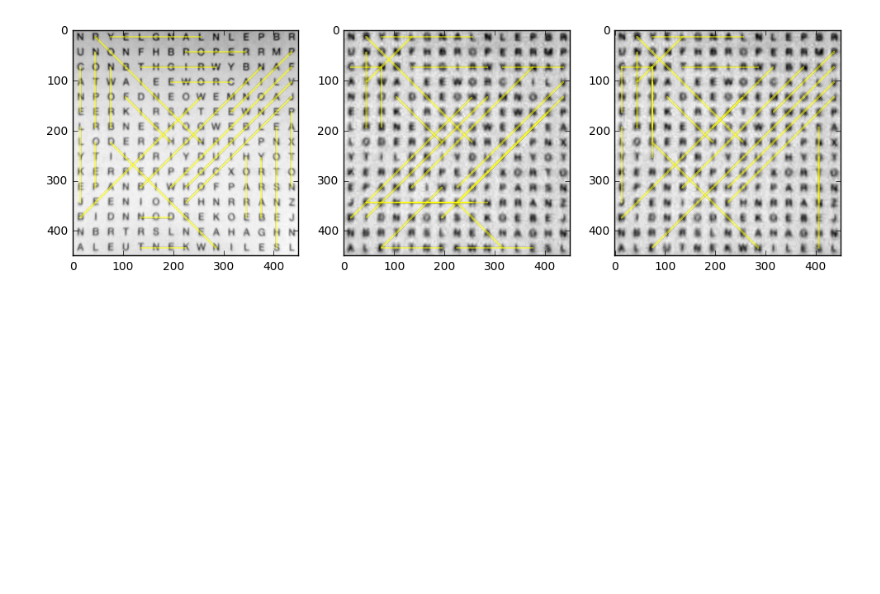
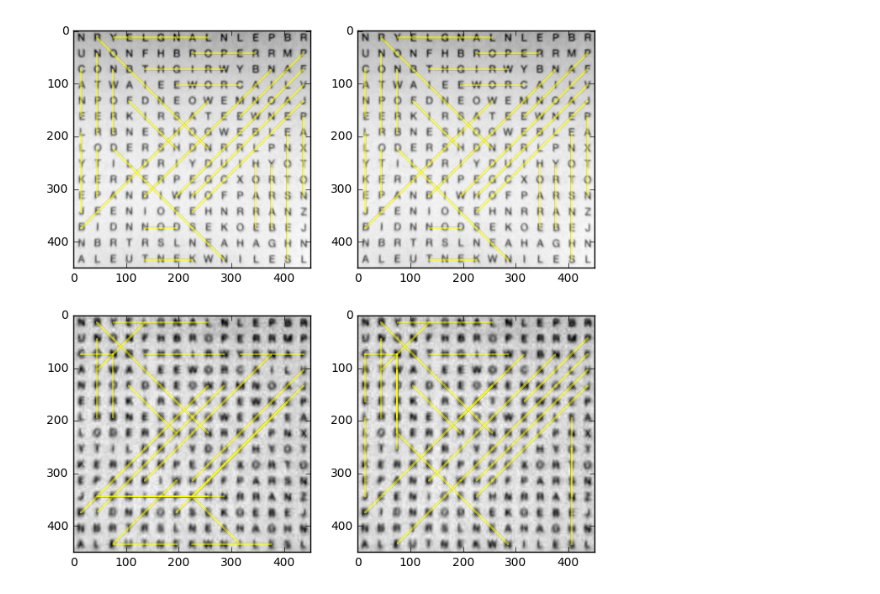
Before and after one commit to jmacmahon/data-driven-assignment-2, a Jupyter notebook: Main.ipynb, the cells around one changed output. Saved outputs shown, nothing was run; the diff lists cells and outputs as text; code cells hidden in the pictures; blank space fills up the shorter version.

```diff
--- a/Main.ipynb
+++ b/Main.ipynb
@@ -7,23 +7,27 @@ import matplotlib.pyplot as plt
 data = load.load_data(load.DEFAULT_PATH)
 # %%
 from assignment.classify import KNearestNeighbour
-nn_fuzzy = KNearestNeighbour(data._raw_data['train_data'], data._raw_data['train_labels'], k=1)
+nn_fuzzy = KNearestNeighbour(data._raw_data['train_data'], data._raw_data['train_labels'], k=1, fuzzy=True)
 nn_not_fuzzy = KNearestNeighbour(data._raw_data['train_data'], data._raw_data['train_labels'], k=1, fuzzy=False)
 # %%
 import numpy as np
 # %%
-plt.figure(figsize=(12, 12))
+plt.figure(figsize=(8, 8))
 
-plt.subplot(1, 3, 1)
+plt.subplot(2, 2, 1)
 data.wordsearch1.classify(nn_fuzzy)
 data.wordsearch1.find_all_and_show(rad=2)
 
-plt.subplot(1, 3, 2)
+plt.subplot(2, 2, 2)
+data.wordsearch1.classify(nn_not_fuzzy)
+data.wordsearch1.find_all_and_show(rad=2)
+
+plt.subplot(2, 2, 3)
 data.wordsearch2.classify(nn_fuzzy)
 data.wordsearch2.find_all_and_show(rad=2)
 
-plt.subplot(1, 3, 3)
+plt.subplot(2, 2, 4)
 data.wordsearch2.classify(nn_not_fuzzy)
 data.wordsearch2.find_all_and_show(rad=2)
 # %% [output]
-[figure, old version]
+[figure, new version]
```
Also changed, not shown: parts of 2 cells of this notebook, 4 other files.
